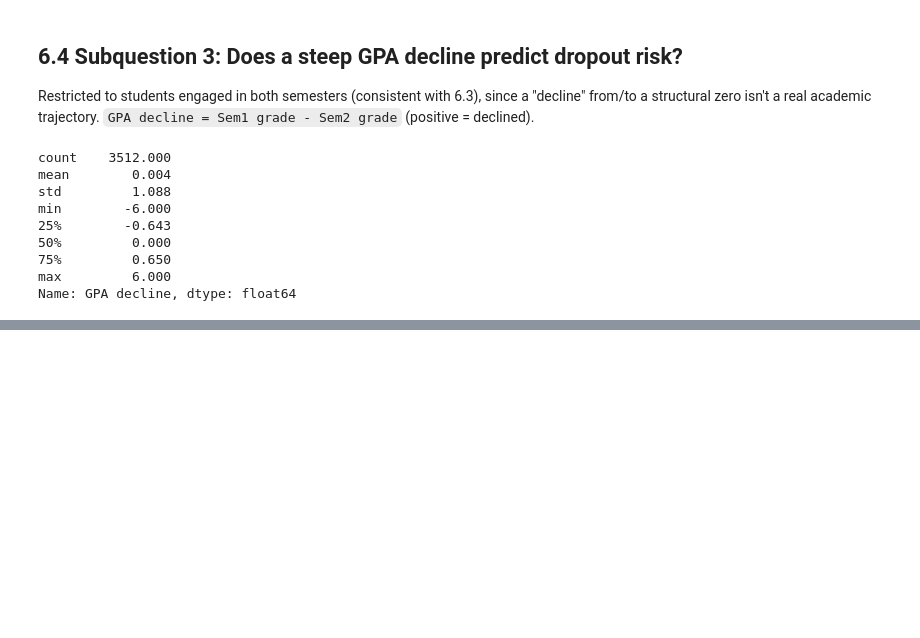
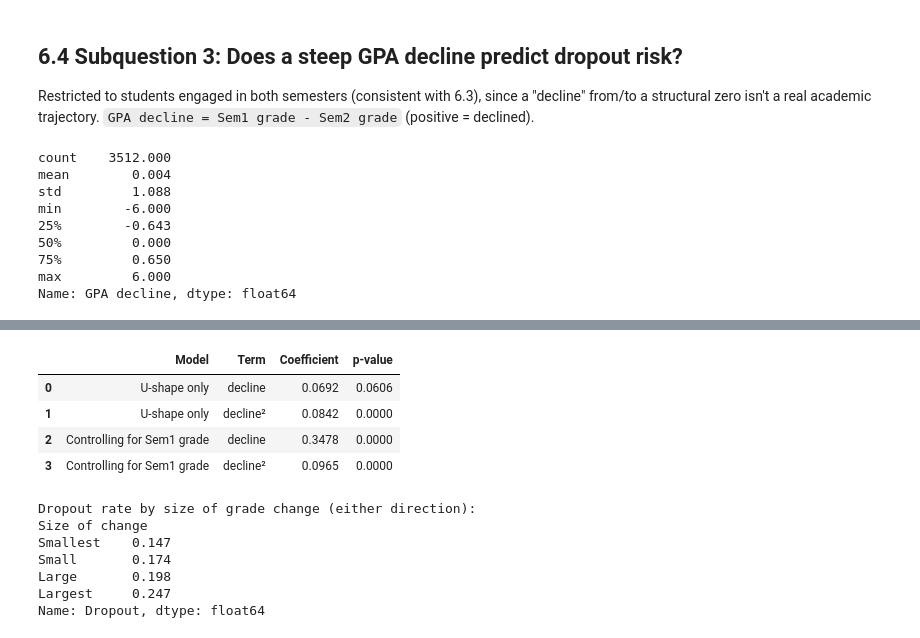
Before and after one commit to itsjavi16/student-dropout-prediction, a Jupyter notebook: notebooks/06_gpa_trajectory.ipynb, the cells around one changed output, grey strips where cells are left out. Cells and saved outputs as stored; diff of their text form; code cells hidden in the pictures; blank space fills up the shorter version.

```diff
--- a/notebooks/06_gpa_trajectory.ipynb
+++ b/notebooks/06_gpa_trajectory.ipynb
@@ -191,0 +234,19 @@ Best quartile dropout rate: 15.1%
+# %%
+df_decline["Dropout"] = (df_decline[TARGET_COL] == "Dropout").astype(int)
+
+# 1. Overall chi-square
+ct = pd.crosstab(df_decline["Decline group"], df_decline["Dropout"])
+chi2, p_overall, dof, _ = stats.chi2_contingency(ct)
+print(f"Chi-square, decline quartile x dropout: chi2 = {chi2:.1f}, df = {dof}, p = {p_overall:.2g}")
+
+# 2. Pairwise comparisons (2x2 chi-square)
+groups = list(ct.index)
+pairs = [(groups[0], groups[1]), (groups[3], groups[1]), (groups[3], groups[0])]
+pair_rows = []
+for a, b in pairs:
+    _, p_pair, _, _ = stats.chi2_contingency(ct.loc[[a, b]])
+    pair_rows.append({"Comparison": f"{a} vs {b}",
+                      "Dropout rates": f"{df_decline.loc[df_decline['Decline group'] == a, 'Dropout'].mean():.1%} vs "
+                                       f"{df_decline.loc[df_decline['Decline group'] == b, 'Dropout'].mean():.1%}",
+                      "p-value": p_pair})
+display(pd.DataFrame(pair_rows).round(4))
@@ -191,0 +259,31 @@ Best quartile dropout rate: 15.1%
+# %%
+# 3. Logistic regression with a squared term, with and without controlling for the Semester 1 grade
+decline = df_decline["GPA decline"]
+X_u = sm.add_constant(pd.DataFrame({"decline": decline, "decline²": decline ** 2}))
+X_adj = X_u.assign(**{"Sem1 grade": df_decline["Curricular units 1st sem (grade)"]})
+
+logit_rows = []
+for label, X in [("U-shape only", X_u), ("Controlling for Sem1 grade", X_adj)]:
+    fit = sm.Logit(df_decline["Dropout"], X).fit(disp=0)
+    for term in ["decline", "decline²"]:
+        logit_rows.append({"Model": label, "Term": term, "Coefficient": fit.params[term], "p-value": fit.pvalues[term]})
+display(pd.DataFrame(logit_rows).round(4))
+
+# Size of the change, ignoring direction
+df_decline["Size of change"] = pd.qcut(df_decline["GPA decline"].abs(), q=4,
+                                       labels=["Smallest", "Small", "Large", "Largest"])
+print("Dropout rate by size of grade change (either direction):")
+print(df_decline.groupby("Size of change", observed=True)["Dropout"].mean().round(3))
+# %% [output]
+|  | Model | Term | Coefficient | p-value |
+| 0 | U-shape only | decline | 0.0692 | 0.0606 |
+| 1 | U-shape only | decline² | 0.0842 | 0.0000 |
+| 2 | Controlling for Sem1 grade | decline | 0.3478 | 0.0000 |
+| 3 | Controlling for Sem1 grade | decline² | 0.0965 | 0.0000 |
+Dropout rate by size of grade change (either direction):
+Size of change
+Smallest    0.147
+Small       0.174
+Large       0.198
+Largest     0.247
+Name: Dropout, dtype: float64
```
Also changed, not shown: parts of 12 cells of this notebook, 9 other files.
